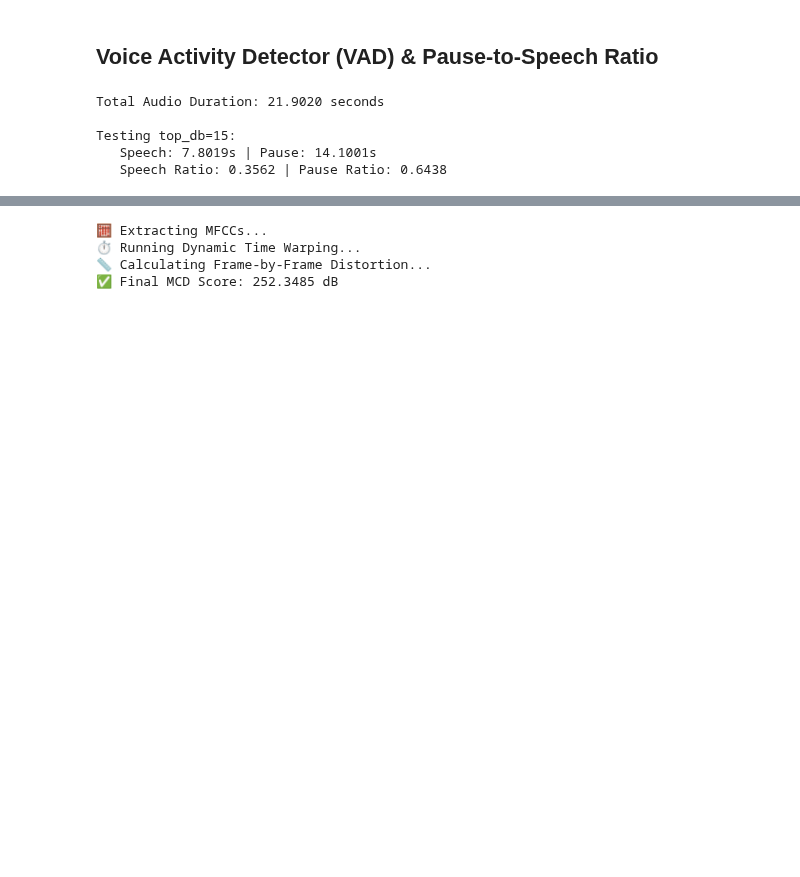
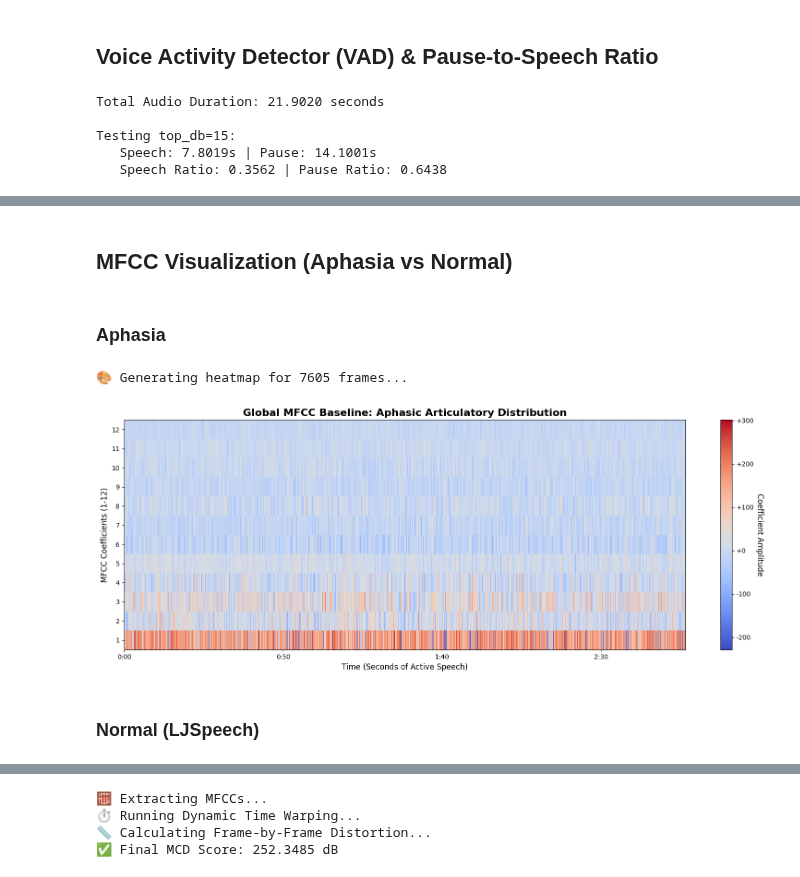
Before and after one commit to varrelkusuma/MedEmoji-TTS, a Jupyter notebook: jupyter/dataset-preprocessing/dataset_feature_calculation.ipynb, the cells around one changed output, grey strips where cells are left out. Cells and saved outputs as stored; diff of their text form; code cells hidden in the pictures; blank space fills up the shorter version.

```diff
--- a/jupyter/dataset-preprocessing/dataset_feature_calculation.ipynb
+++ b/jupyter/dataset-preprocessing/dataset_feature_calculation.ipynb
@@ -252,0 +362,3 @@ TypeError: 'NoneType' object is not subscriptable
+# %%
+TARGET_DIRECTORY = "/rds/general/user/ak8224/home/emoji_project/data/Aphasia-Filter/filtered"
+global_mfcc_aphasia = batch_analyze_directory_mfcc(TARGET_DIRECTORY)
@@ -252,0 +383,44 @@ TypeError: 'NoneType' object is not subscriptable
+# %% [markdown]
+## MFCC Visualization (Aphasia vs Normal)
+# %% [markdown]
+### Aphasia
+# %%
+def plot_mfcc_heatmap(mfcc_matrix, sr=22050, hop_length=512):
+    print(f"🎨 Generating heatmap for {mfcc_matrix.shape[1]} frames...")
+
+    # Create a large, wide figure to accommodate the time axis
+    fig, ax = plt.subplots(figsize=(16, 6))
+
+    # librosa's specshow automatically formats the axes and colors perfectly for MFCCs
+    # We use cmap='coolwarm' because it perfectly highlights the positive/negative swings
+    img = librosa.display.specshow(
+        mfcc_matrix,
+        x_axis='time',
+        sr=sr,
+        hop_length=hop_length,
+        ax=ax,
+        cmap='coolwarm'
+    )
+
+    # Add titles and labels for the thesis
+    ax.set_title('Global MFCC Baseline: Aphasic Articulatory Distribution', fontsize=16, fontweight='bold')
+    ax.set_ylabel('MFCC Coefficients (1-12)', fontsize=12)
+    ax.set_xlabel('Time (Seconds of Active Speech)', fontsize=12)
+
+    # Adjust Y-axis ticks to represent the coefficients clearly
+    ax.set_yticks(np.arange(0, mfcc_matrix.shape[0]))
+    ax.set_yticklabels(np.arange(1, mfcc_matrix.shape[0] + 1))
+
+    # Add a color bar to show the intensity of the coefficients
+    cbar = fig.colorbar(img, ax=ax, format="%+2.0f")
+    cbar.set_label('Coefficient Amplitude', rotation=270, labelpad=15, fontsize=12)
+
+    plt.tight_layout()
+    plt.show()
+# %%
+plot_mfcc_heatmap(global_mfcc_aphasia)
+# %% [output]
+🎨 Generating heatmap for 7605 frames...
+[figure, added]
+# %% [markdown]
+### Normal (LJSpeech)
```
Also changed, not shown: parts of 13 cells of this notebook, 41 other files.
